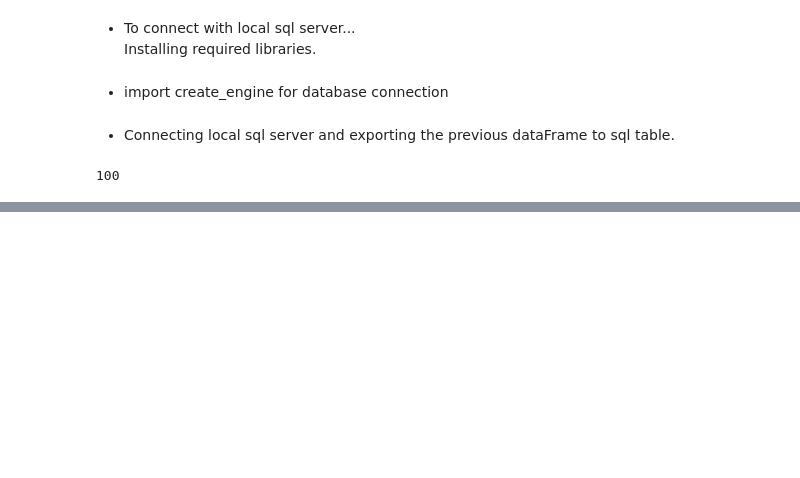
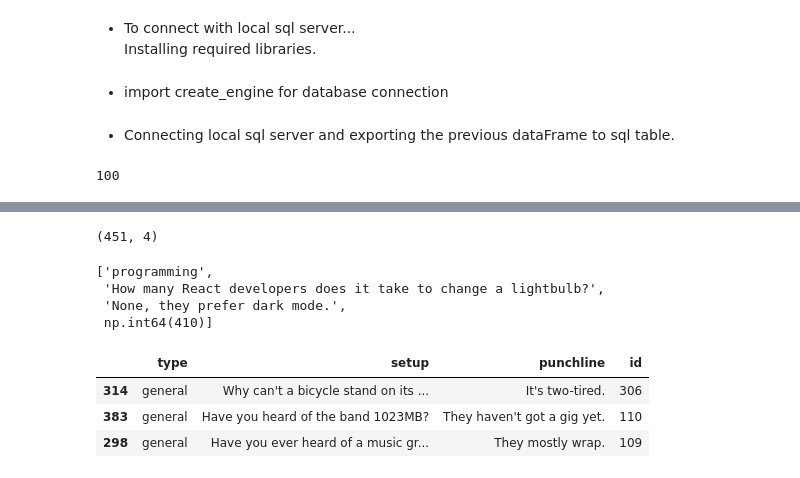
Before and after one commit to skm22/RICR---Data-Science, a Jupyter notebook: Notes/4. Data Analysis Process/1. RICR Data Gathering/2. RICR Load Data from API.ipynb, the cells around one changed output, grey strips where cells are left out. Drawn from its saved outputs; the diff is of its cells as text; code cells hidden in the pictures; blank space fills up the shorter version.

Commit message:
updated API data gathering notes

```diff
--- a/Notes/4. Data Analysis Process/1. RICR Data Gathering/2. RICR Load Data from API.ipynb
+++ b/Notes/4. Data Analysis Process/1. RICR Data Gathering/2. RICR Load Data from API.ipynb
@@ -96,0 +98,5 @@ df.to_sql('api_crypto_data', con=engine, if_exists='replace', index=False)
+# %%
+url1 = 'https://official-joke-api.appspot.com/jokes/random/451'
+# %%
+response1 = requests.get(url1)
+response1
@@ -96,0 +105,6 @@ df.to_sql('api_crypto_data', con=engine, if_exists='replace', index=False)
+# %%
+try:
+    jokes_data = response1.json()
+except ValueError:
+    print("Error: Received invalid JSON")
+    data = None
@@ -96,0 +131,20 @@ df.to_sql('api_crypto_data', con=engine, if_exists='replace', index=False)
+# %%
+df1 = pd.json_normalize(jokes_data)
+# %%
+df1.shape
+# %% [output]
+(451, 4)
+# %%
+list(df1.iloc[204])
+# %% [output]
+['programming',
+ 'How many React developers does it take to change a lightbulb?',
+ 'None, they prefer dark mode.',
+ np.int64(410)]
+# %%
+df1.sample(3)
+# %% [output]
+|  | type | setup | punchline | id |
+| 314 | general | Why can't a bicycle stand on its ... | It's two-tired. | 306 |
+| 383 | general | Have you heard of the band 1023MB? | They haven't got a gig yet. | 110 |
+| 298 | general | Have you ever heard of a music gr... | They mostly wrap. | 109 |
```
Also changed, not shown: parts of 4 cells of this notebook.
